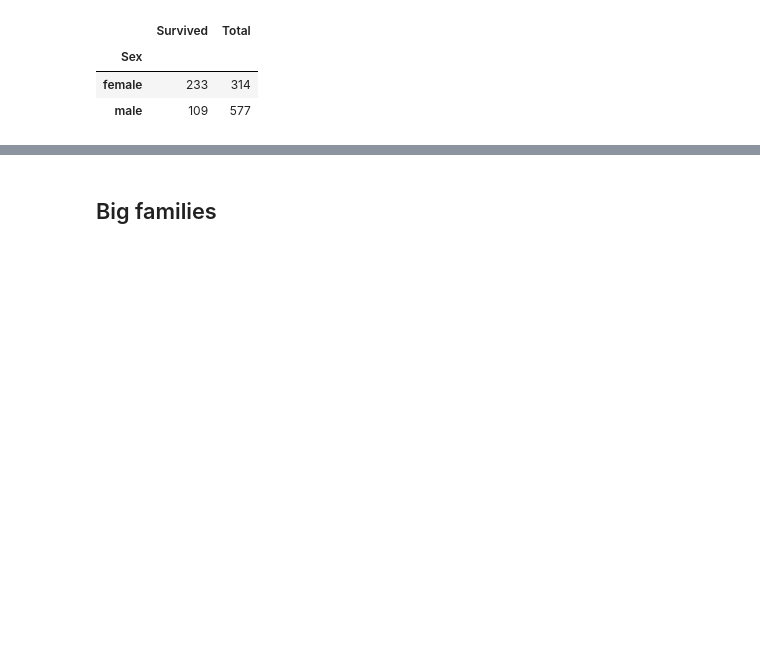
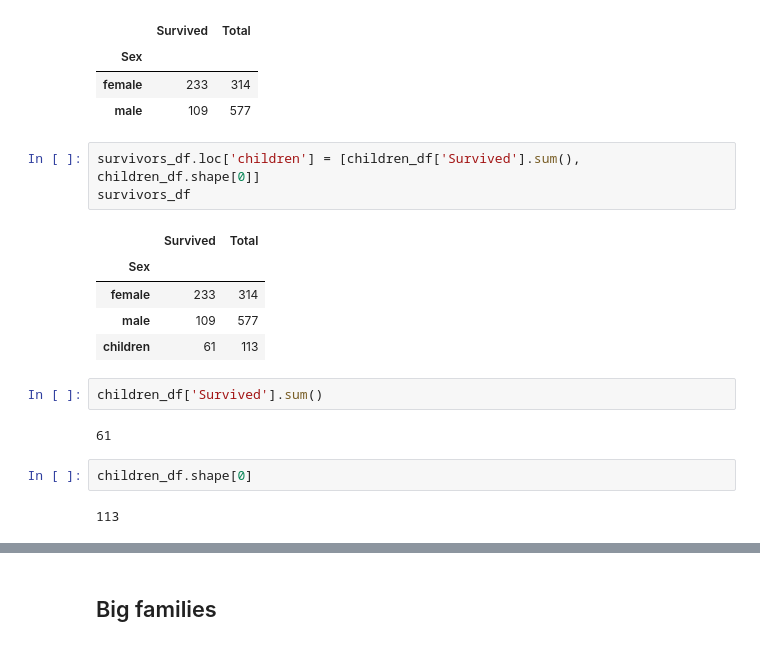
Before and after one commit to jonaudomar/titanic-data-analysis, a Jupyter notebook: Titanic_data_analysis.ipynb, the cells around one changed output, grey strips where cells are left out. Drawn from its saved outputs; the diff is of its cells as text; blank space fills up the shorter version.

```diff
--- a/titanic_disaster_recap_23_01_2023.ipynb
+++ b/Titanic_data_analysis.ipynb
@@ -315,3 +301,20 @@ survivors_df
 | Sex |  |  |
 | female | 233 | 314 |
 | male | 109 | 577 |
+# %%
+survivors_df.loc['children'] = [children_df['Survived'].sum(), children_df.shape[0]]
+survivors_df
+# %% [output]
+|  | Survived | Total |
+| Sex |  |  |
+| female | 233 | 314 |
+| male | 109 | 577 |
+| children | 61 | 113 |
+# %%
+children_df['Survived'].sum()
+# %% [output]
+61
+# %%
+children_df.shape[0]
+# %% [output]
+113
```
Also changed, not shown: parts of 9 cells of this notebook, 2 other files.
